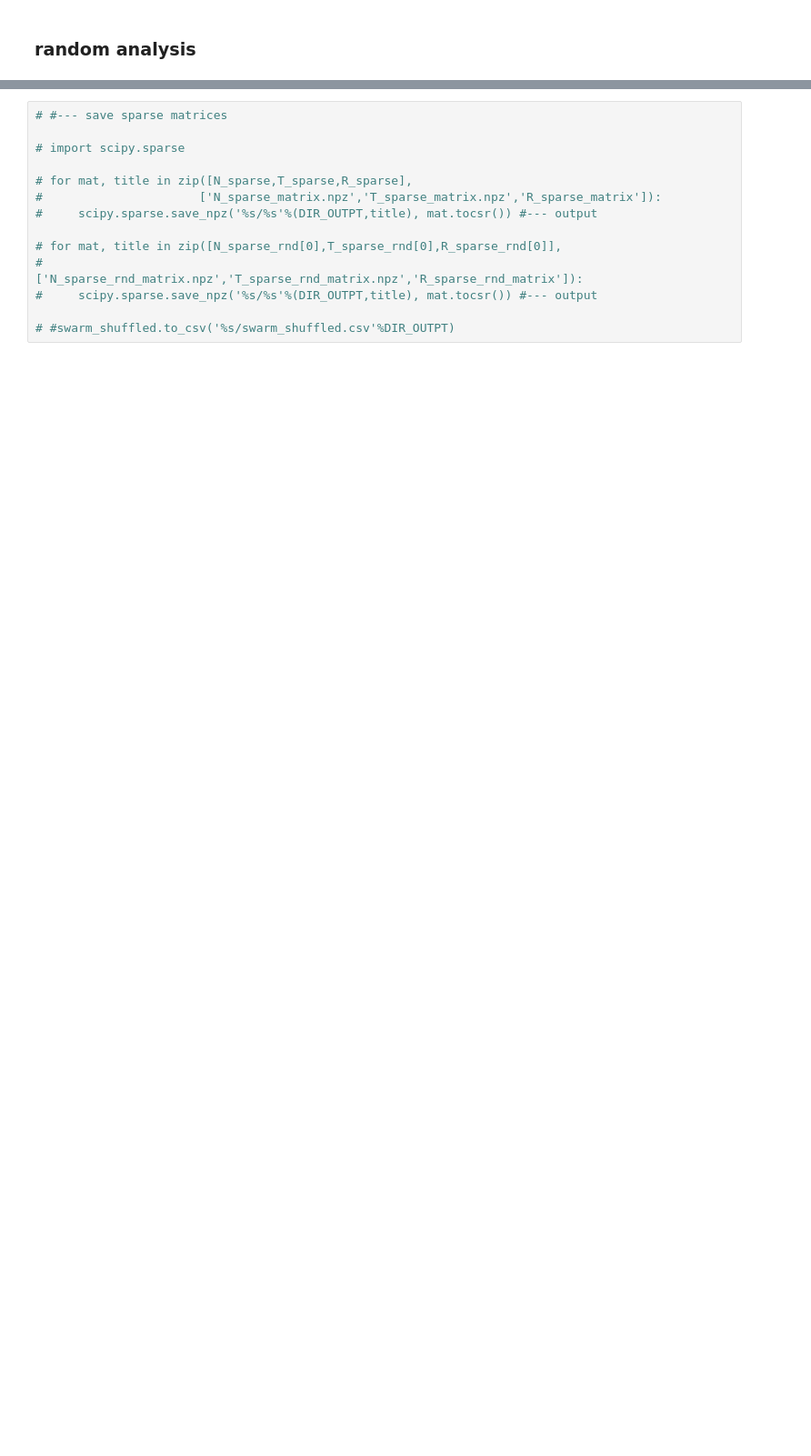
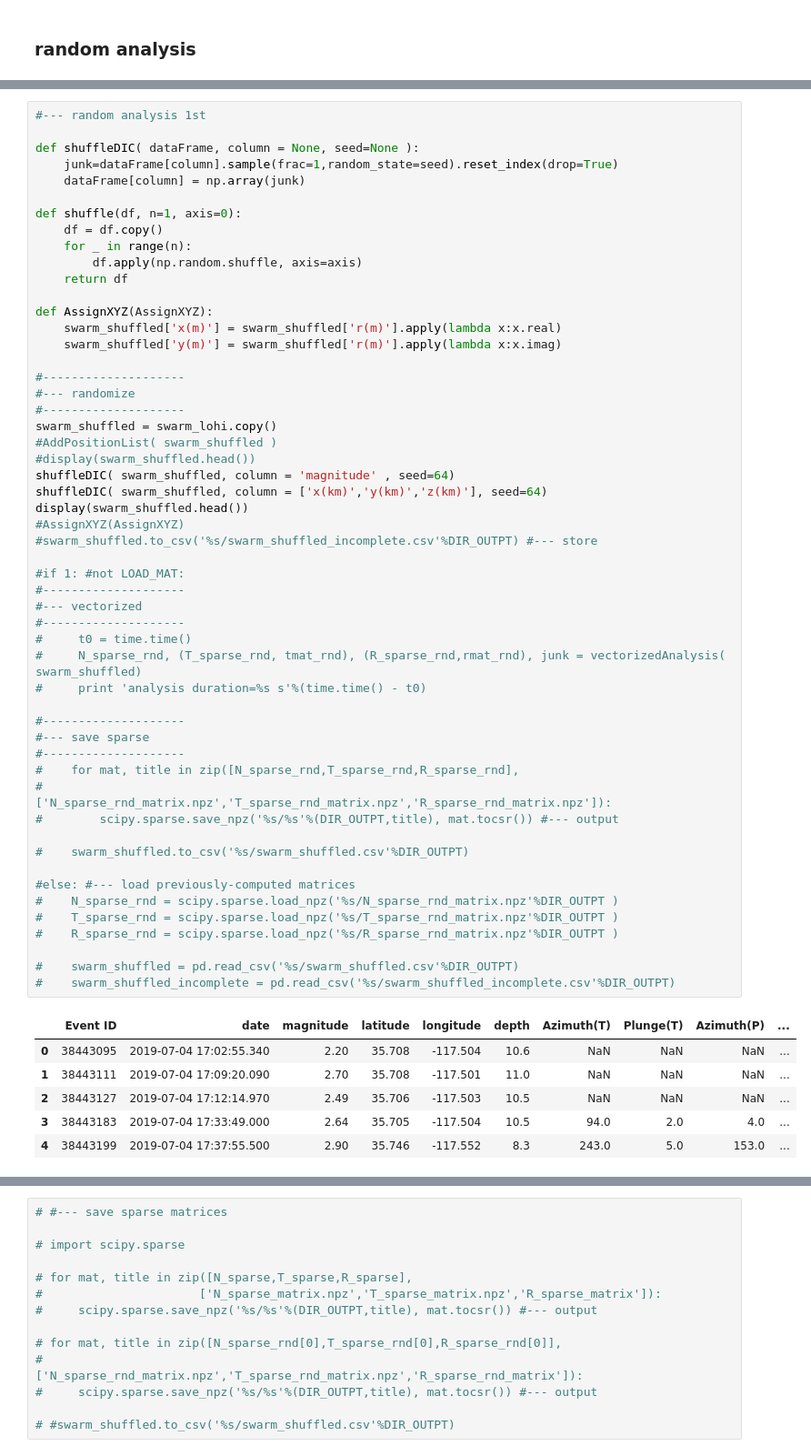
Before and after one commit to kkarimi62/Swarm, a Jupyter notebook: runRidgeCrest0/Run0/output.ipynb, the cells around one changed output, grey strips where cells are left out. Shown at 91% size. Drawn from its saved outputs; the diff is of its cells as text; blank space fills up the shorter version.

```diff
--- a/runRidgeCrest0/Run0/output.ipynb
+++ b/runRidgeCrest0/Run0/output.ipynb
@@ -2076,0 +2079,60 @@ analysis duration=23.4691438675 s
+# %%
+#--- random analysis 1st
+
+def shuffleDIC( dataFrame, column = None, seed=None ):
+    junk=dataFrame[column].sample(frac=1,random_state=seed).reset_index(drop=True)
+    dataFrame[column] = np.array(junk)
+
+def shuffle(df, n=1, axis=0):
+    df = df.copy()
+    for _ in range(n):
+        df.apply(np.random.shuffle, axis=axis)
+    return df
+
+def AssignXYZ(AssignXYZ):
+    swarm_shuffled['x(m)'] = swarm_shuffled['r(m)'].apply(lambda x:x.real)
+    swarm_shuffled['y(m)'] = swarm_shuffled['r(m)'].apply(lambda x:x.imag)
+
+#--------------------
+#--- randomize
+#--------------------
+swarm_shuffled = swarm_lohi.copy()
+#AddPositionList( swarm_shuffled )
+#display(swarm_shuffled.head())
+shuffleDIC( swarm_shuffled, column = 'magnitude' , seed=64)
+shuffleDIC( swarm_shuffled, column = ['x(km)','y(km)','z(km)'], seed=64)
+display(swarm_shuffled.head())
+#AssignXYZ(AssignXYZ)
+#swarm_shuffled.to_csv('%s/swarm_shuffled_incomplete.csv'%DIR_OUTPT) #--- store
+
+#if 1: #not LOAD_MAT:
+#--------------------
+#--- vectorized
+#--------------------
+#     t0 = time.time()
+#     N_sparse_rnd, (T_sparse_rnd, tmat_rnd), (R_sparse_rnd,rmat_rnd), junk = vectorizedAnalysis( swarm_shuffled)
+#     print 'analysis duration=%s s'%(time.time() - t0)
+
+#--------------------
+#--- save sparse
+#--------------------
+#    for mat, title in zip([N_sparse_rnd,T_sparse_rnd,R_sparse_rnd],
+#                      ['N_sparse_rnd_matrix.npz','T_sparse_rnd_matrix.npz','R_sparse_rnd_matrix.npz']):
+#        scipy.sparse.save_npz('%s/%s'%(DIR_OUTPT,title), mat.tocsr()) #--- output
+
+#    swarm_shuffled.to_csv('%s/swarm_shuffled.csv'%DIR_OUTPT)
+
+#else: #--- load previously-computed matrices
+#    N_sparse_rnd = scipy.sparse.load_npz('%s/N_sparse_rnd_matrix.npz'%DIR_OUTPT )
+#    T_sparse_rnd = scipy.sparse.load_npz('%s/T_sparse_rnd_matrix.npz'%DIR_OUTPT )
+#    R_sparse_rnd = scipy.sparse.load_npz('%s/R_sparse_rnd_matrix.npz'%DIR_OUTPT )
+
+#    swarm_shuffled = pd.read_csv('%s/swarm_shuffled.csv'%DIR_OUTPT)
+#    swarm_shuffled_incomplete = pd.read_csv('%s/swarm_shuffled_incomplete.csv'%DIR_OUTPT)
+# %% [output]
+|  | Event ID | date | magnitude | latitude | longitude | depth | Azimuth(T) | Plunge(T) | Azimuth(P) | ... |
+| 0 | 38443095 | 2019-07-04 17:02:55.340 | 2.20 | 35.708 | -117.504 | 10.6 | NaN | NaN | NaN | ... |
+| 1 | 38443111 | 2019-07-04 17:09:20.090 | 2.70 | 35.708 | -117.501 | 11.0 | NaN | NaN | NaN | ... |
+| 2 | 38443127 | 2019-07-04 17:12:14.970 | 2.49 | 35.706 | -117.503 | 10.5 | NaN | NaN | NaN | ... |
+| 3 | 38443183 | 2019-07-04 17:33:49.000 | 2.64 | 35.705 | -117.504 | 10.5 | 94.0 | 2.0 | 4.0 | ... |
+| 4 | 38443199 | 2019-07-04 17:37:55.500 | 2.90 | 35.746 | -117.552 | 8.3 | 243.0 | 5.0 | 153.0 | ... |
```
Also changed, not shown: parts of 3 cells of this notebook, 25 other files.
